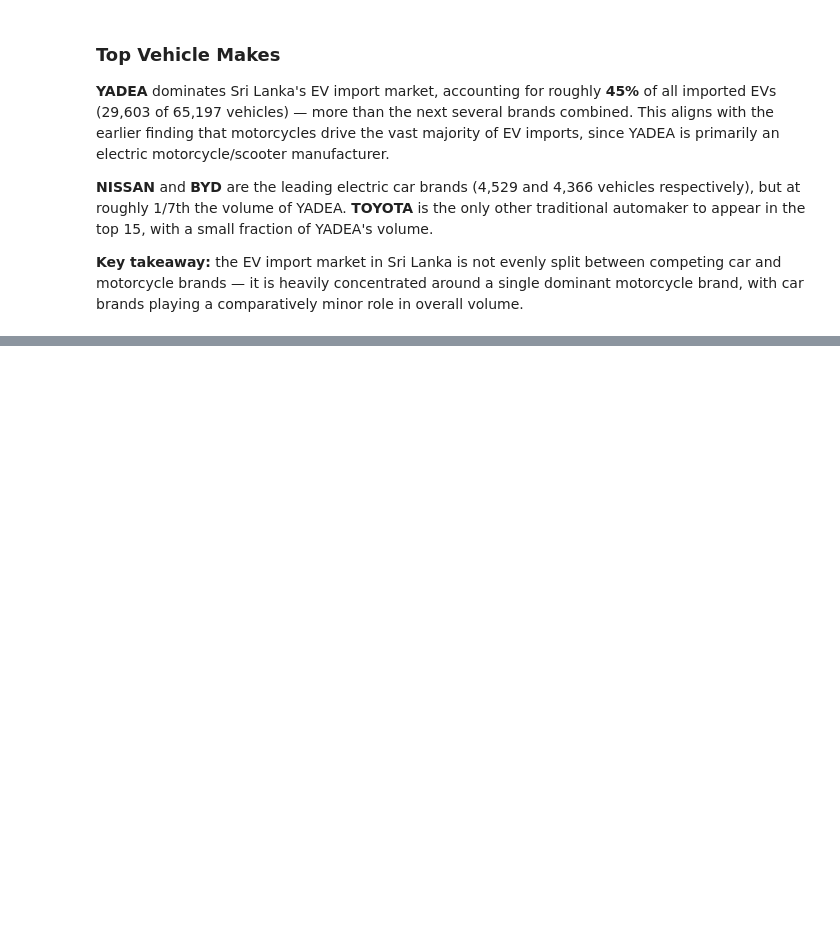
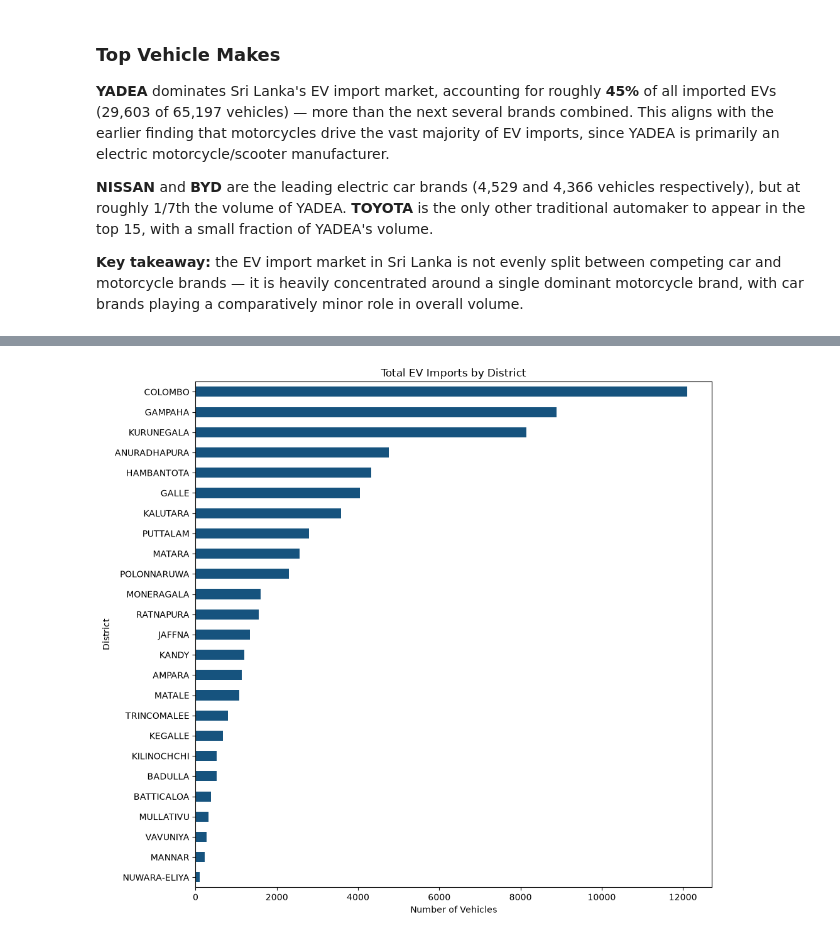
Before and after one commit to kaushalsenevirathna/ev-sri-lanka-analysis, a Jupyter notebook: notebooks/02_eda.ipynb, the cells around one changed output, grey strips where cells are left out. Saved outputs shown, nothing was run; the diff lists cells and outputs as text; code cells hidden in the pictures; blank space fills up the shorter version.

```diff
--- a/notebooks/02_eda.ipynb
+++ b/notebooks/02_eda.ipynb
@@ -169,3 +176,7 @@ traditional automaker to appear in the top 15, with a small fraction of YADEA's
 **Key takeaway:** the EV import market in Sri Lanka is not evenly split between competing
 car and motorcycle brands — it is heavily concentrated around a single dominant motorcycle
 brand, with car brands playing a comparatively minor role in overall volume.
+# %%
+# Total vehicles imported per district (sum of count, since data is pre-aggregated)
+district_totals = df.groupby('district')['count'].sum().sort_values(ascending=False)
+print(district_totals)
@@ -171,0 +208,12 @@ brand, with car brands playing a comparatively minor role in overall volume.
+# %%
+# Horizontal bar chart of all 25 districts by total vehicles imported, sorted ascending for readability
+plt.figure(figsize=(10,9))
+district_totals.sort_values().plot(kind='barh', color='#16537e')
+plt.title('Total EV Imports by District')
+plt.xlabel('Number of Vehicles')
+plt.ylabel('District')
+plt.tight_layout()
+plt.savefig('../visuals/district_distribution.png', dpi=150)
+plt.show()
+# %% [output]
+[figure, added]
```
Also changed, not shown: parts of 26 cells of this notebook, 3 other files.
